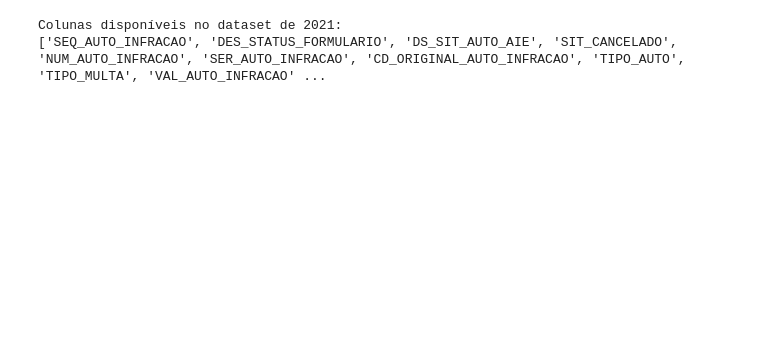
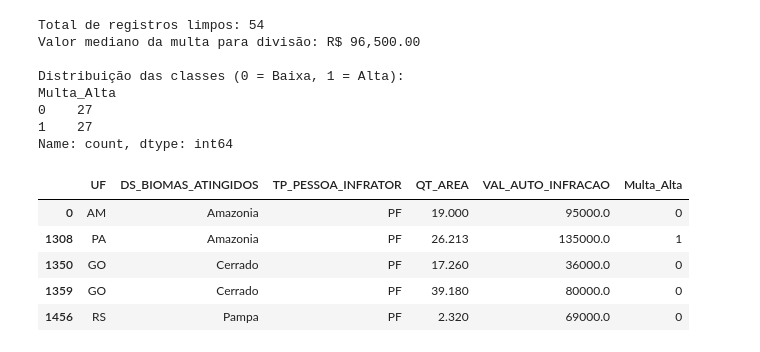
Before and after one commit to rafaellydosanjos/2o-Trab-SimbML-Incerteza_equipe_3, a Jupyter notebook: notebooks/etapa1.ipynb, the cells around one changed output. Saved outputs shown, nothing was run; the diff lists cells and outputs as text; code cells hidden in the pictures; blank space fills up the shorter version.

```diff
--- a/notebooks/etapa1.ipynb
+++ b/notebooks/etapa1.ipynb
@@ -1,16 +1,59 @@
 # %%
 import pandas as pd
 import numpy as np
 
-# Semente fixa solicitada no trabalho
+# Semente fixa solicitada no projeto
 np.random.seed(42)
 
-# Carrega o CSV de 2021 da pasta dados
-df = pd.read_csv('../dados/auto_infracao_2021.csv', sep=';', encoding='latin1')
+# 1. Carrega o dataset sem o aviso de Dtype
+df = pd.read_csv('../dados/auto_infracao_2021.csv', sep=';', encoding='latin1', low_memory=False)
 
-# Imprime as colunas do dataset de 2021
-print("Colunas disponíveis no dataset de 2021:")
-print(df.columns.tolist())
+# 2. Seleciona as colunas necessárias
+colunas_chave = [
+    'UF',                     # Estado
+    'DS_BIOMAS_ATINGIDOS',    # Bioma
+    'TP_PESSOA_INFRATOR',     # PF ou PJ
+    'QT_AREA',                # Área afetada em hectares
+    'VAL_AUTO_INFRACAO'       # Valor da multa
+]
+
+df_modelo = df[colunas_chave].dropna().copy()
+
+# 3. Converte os valores numéricos de texto/vírgula para float
+for col in ['VAL_AUTO_INFRACAO', 'QT_AREA']:
+    df_modelo[col] = (
+        df_modelo[col]
+        .astype(str)
+        .str.replace('.', '', regex=False)   # Remove ponto de milhar
+        .str.replace(',', '.', regex=False)   # Troca vírgula por ponto decimal
+    )
+    df_modelo[col] = pd.to_numeric(df_modelo[col], errors='coerce')
+
+# Remove eventuais linhas que falharam na conversão numérica
+df_modelo = df_modelo.dropna().copy()
+
+# 4. Cria a Variável-Alvo Binária (y): Multa_Alta (1 = Alta, 0 = Baixa)
+mediana_multa = df_modelo['VAL_AUTO_INFRACAO'].median()
+df_modelo['Multa_Alta'] = (df_modelo['VAL_AUTO_INFRACAO'] > mediana_multa).astype(int)
+
+# 5. Exibe o resumo do pré-processamento
+print(f"Total de registros limpos: {len(df_modelo)}")
+print(f"Valor mediano da multa para divisão: R$ {mediana_multa:,.2f}")
+print("\nDistribuição das classes (0 = Baixa, 1 = Alta):")
+print(df_modelo['Multa_Alta'].value_counts())
+df_modelo.head()
 # %% [output]
-Colunas disponíveis no dataset de 2021:
-['SEQ_AUTO_INFRACAO', 'DES_STATUS_FORMULARIO', 'DS_SIT_AUTO_AIE', 'SIT_CANCELADO', 'NUM_AUTO_INFRACAO', 'SER_AUTO_INFRACAO', 'CD_ORIGINAL_AUTO_INFRACAO', 'TIPO_AUTO', 'TIPO_MULTA', 'VAL_AUTO_INFRACAO' ...
+Total de registros limpos: 54
+Valor mediano da multa para divisão: R$ 96,500.00
+
+Distribuição das classes (0 = Baixa, 1 = Alta):
+Multa_Alta
+0    27
+1    27
+Name: count, dtype: int64
+|  | UF | DS_BIOMAS_ATINGIDOS | TP_PESSOA_INFRATOR | QT_AREA | VAL_AUTO_INFRACAO | Multa_Alta |
+| 0 | AM | Amazonia | PF | 19.000 | 95000.0 | 0 |
+| 1308 | PA | Amazonia | PF | 26.213 | 135000.0 | 1 |
+| 1350 | GO | Cerrado | PF | 17.260 | 36000.0 | 0 |
+| 1359 | GO | Cerrado | PF | 39.180 | 80000.0 | 0 |
+| 1456 | RS | Pampa | PF | 2.320 | 69000.0 | 0 |
```
Also changed, not shown: parts of 1 cell of this notebook.
